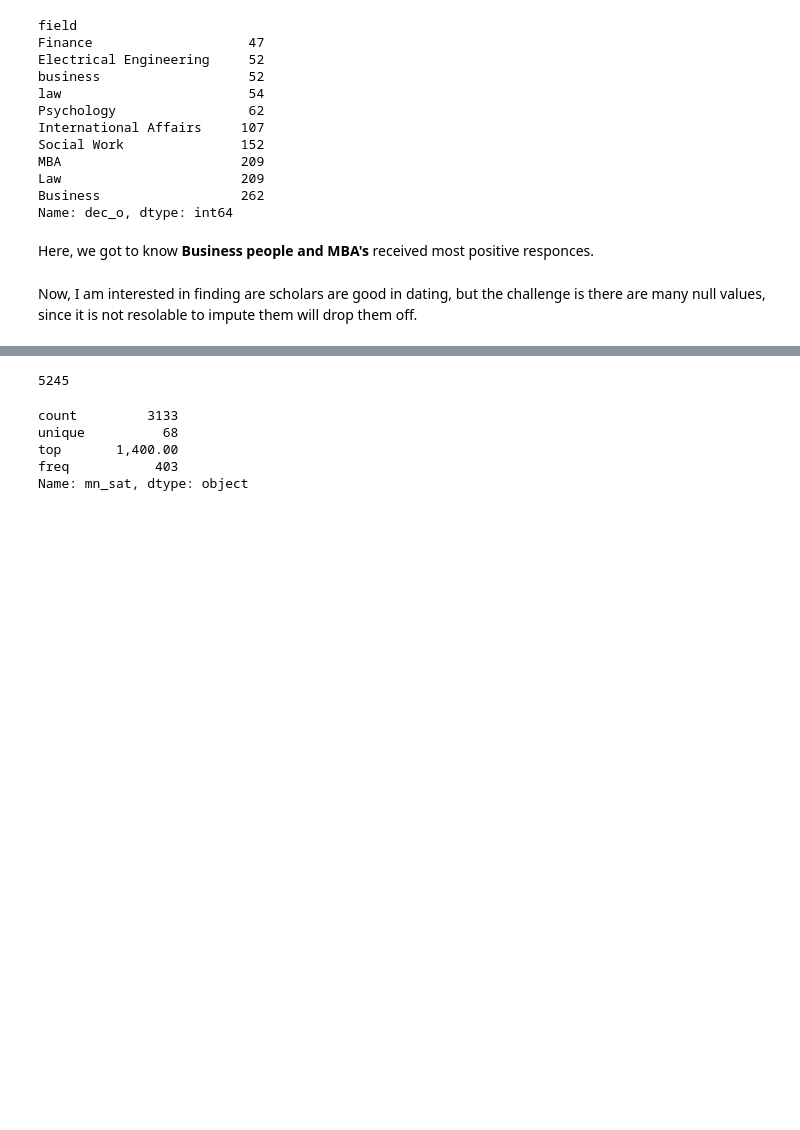
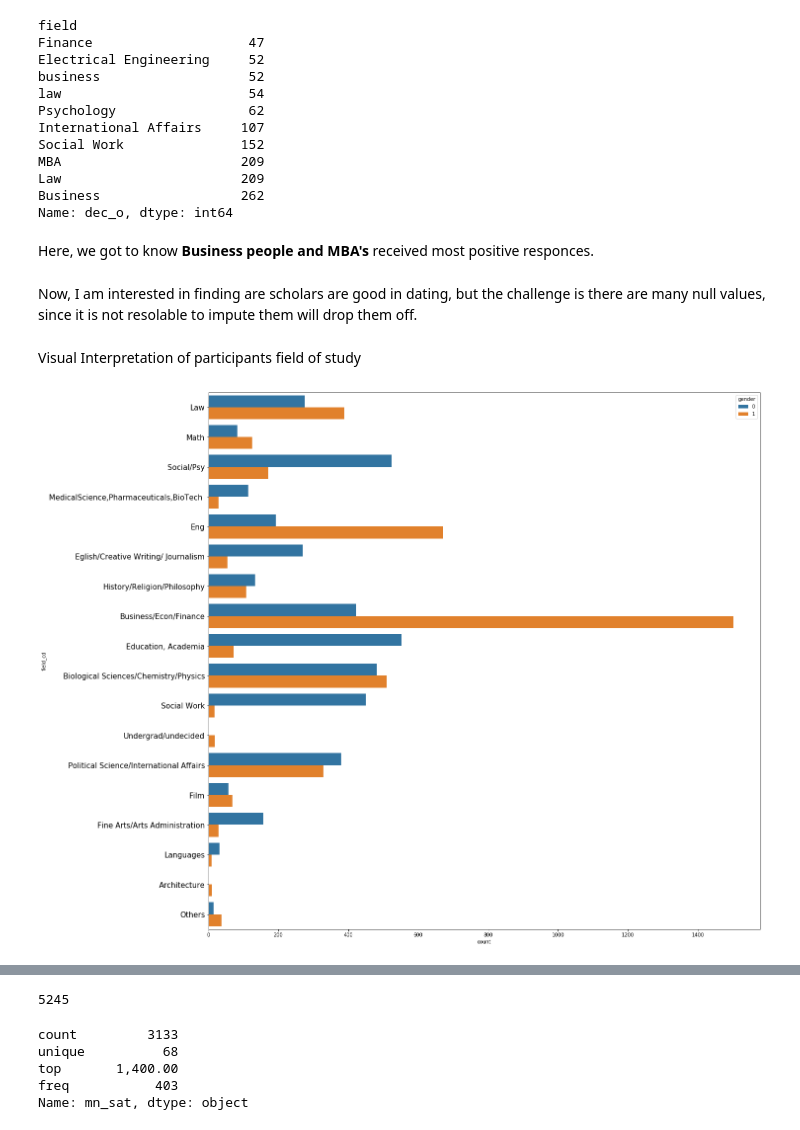
Before and after one commit to erjpsingh/dateyourmate, a Jupyter notebook: dateyourmate.ipynb, the cells around one changed output, grey strips where cells are left out. Saved outputs shown, nothing was run; the diff lists cells and outputs as text; code cells hidden in the pictures; blank space fills up the shorter version.

```diff
--- a/dateyourmate.ipynb
+++ b/dateyourmate.ipynb
@@ -306,3 +307,17 @@ Name: dec_o, dtype: int64
 Here, we got to know <b>Business people and MBA's</b>  received most positive responces.
 # %% [markdown]
 Now, I am interested in finding are scholars are good in dating, but the challenge is there are many null values, since it is not resolable to impute them will drop them off.
+# %% [markdown]
+Visual Interpretation of participants field of study
+# %%
+field_cd = ['Law','Math','Social/Psy','MedicalScience,Pharmaceuticals,BioTech ',
+                   'Eng','Eglish/Creative Writing/ Journalism','History/Religion/Philosophy',
+                  'Business/Econ/Finance','Education, Academia','Biological Sciences/Chemistry/Physics',
+                  'Social Work','Undergrad/undecided','Political Science/International Affairs',
+                  'Film','Fine Arts/Arts Administration','Languages','Architecture','Others']
+g = plt.figure(figsize=(20,20))
+g = sns.countplot(y="field_cd",data=df, hue='gender')
+g.set(yticklabels=field_cd)
+g = plt.yticks(rotation=0,fontsize=15)
+# %% [output]
+[figure, added]
```
Also changed, not shown: parts of 31 cells of this notebook.
